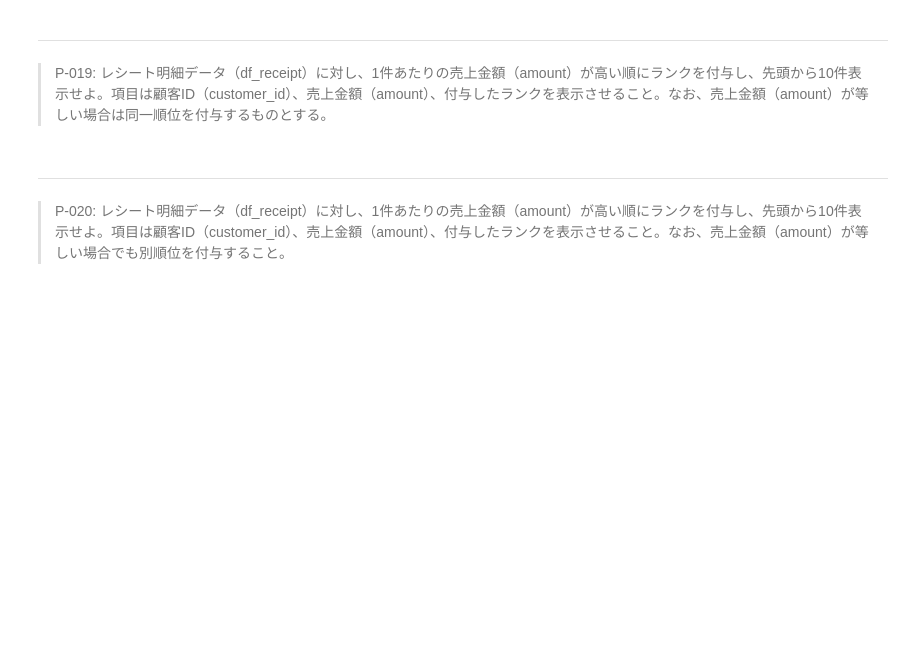
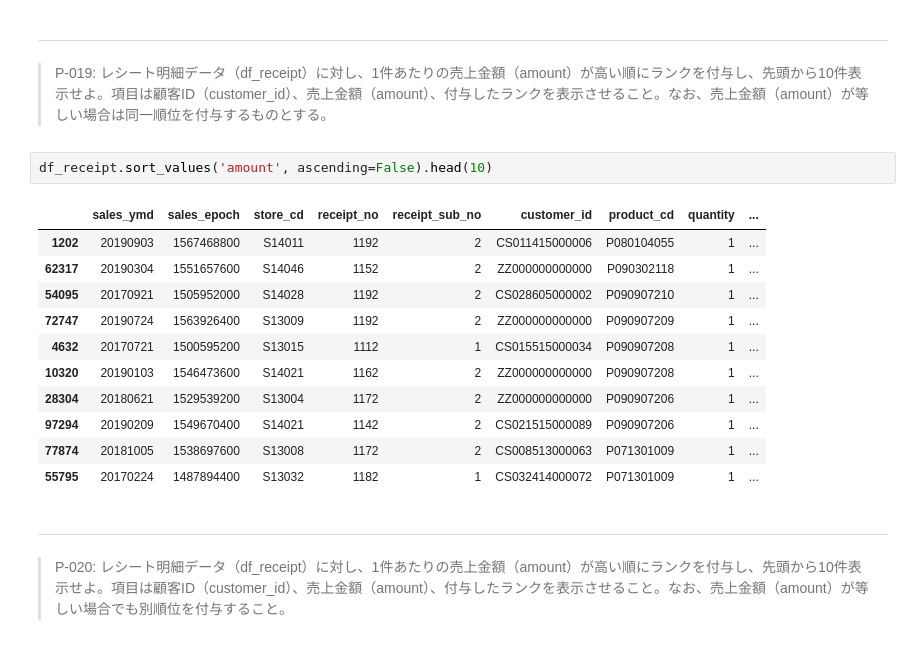
Before and after one commit to Mini-Topo/100knocks-preprocess, a Jupyter notebook: docker/work/preprocess_knock_Python.ipynb, the cells around one changed output. Drawn from its saved outputs; the diff is of its cells as text; blank space fills up the shorter version.

```diff
--- a/docker/work/preprocess_knock_Python.ipynb
+++ b/docker/work/preprocess_knock_Python.ipynb
@@ -374,6 +402,20 @@ df_store.query("tel_no.str.contains(r'^[0-9]{3}-[0-9]{3}-[0-9]{4}$')", engine='p
 # %% [markdown]
 ---
 > P-019: レシート明細データ（df_receipt）に対し、1件あたりの売上金額（amount）が高い順にランクを付与し、先頭から10件表示せよ。項目は顧客ID（customer_id）、売上金額（amount）、付与したランクを表示させること。なお、売上金額（amount）が等しい場合は同一順位を付与するものとする。
+# %%
+df_receipt.sort_values('amount', ascending=False).head(10)
+# %% [output]
+|  | sales_ymd | sales_epoch | store_cd | receipt_no | receipt_sub_no | customer_id | product_cd | quantity | ... |
+| 1202 | 20190903 | 1567468800 | S14011 | 1192 | 2 | CS011415000006 | P080104055 | 1 | ... |
+| 62317 | 20190304 | 1551657600 | S14046 | 1152 | 2 | ZZ000000000000 | P090302118 | 1 | ... |
+| 54095 | 20170921 | 1505952000 | S14028 | 1192 | 2 | CS028605000002 | P090907210 | 1 | ... |
+| 72747 | 20190724 | 1563926400 | S13009 | 1192 | 2 | ZZ000000000000 | P090907209 | 1 | ... |
+| 4632 | 20170721 | 1500595200 | S13015 | 1112 | 1 | CS015515000034 | P090907208 | 1 | ... |
+| 10320 | 20190103 | 1546473600 | S14021 | 1162 | 2 | ZZ000000000000 | P090907208 | 1 | ... |
+| 28304 | 20180621 | 1529539200 | S13004 | 1172 | 2 | ZZ000000000000 | P090907206 | 1 | ... |
+| 97294 | 20190209 | 1549670400 | S14021 | 1142 | 2 | CS021515000089 | P090907206 | 1 | ... |
+| 77874 | 20181005 | 1538697600 | S13008 | 1172 | 2 | CS008513000063 | P071301009 | 1 | ... |
+| 55795 | 20170224 | 1487894400 | S13032 | 1182 | 1 | CS032414000072 | P071301009 | 1 | ... |
 # %% [markdown]
 ---
 > P-020: レシート明細データ（df_receipt）に対し、1件あたりの売上金額（amount）が高い順にランクを付与し、先頭から10件表示せよ。項目は顧客ID（customer_id）、売上金額（amount）、付与したランクを表示させること。なお、売上金額（amount）が等しい場合でも別順位を付与すること。
```
Also changed, not shown: parts of 3 cells of this notebook.
